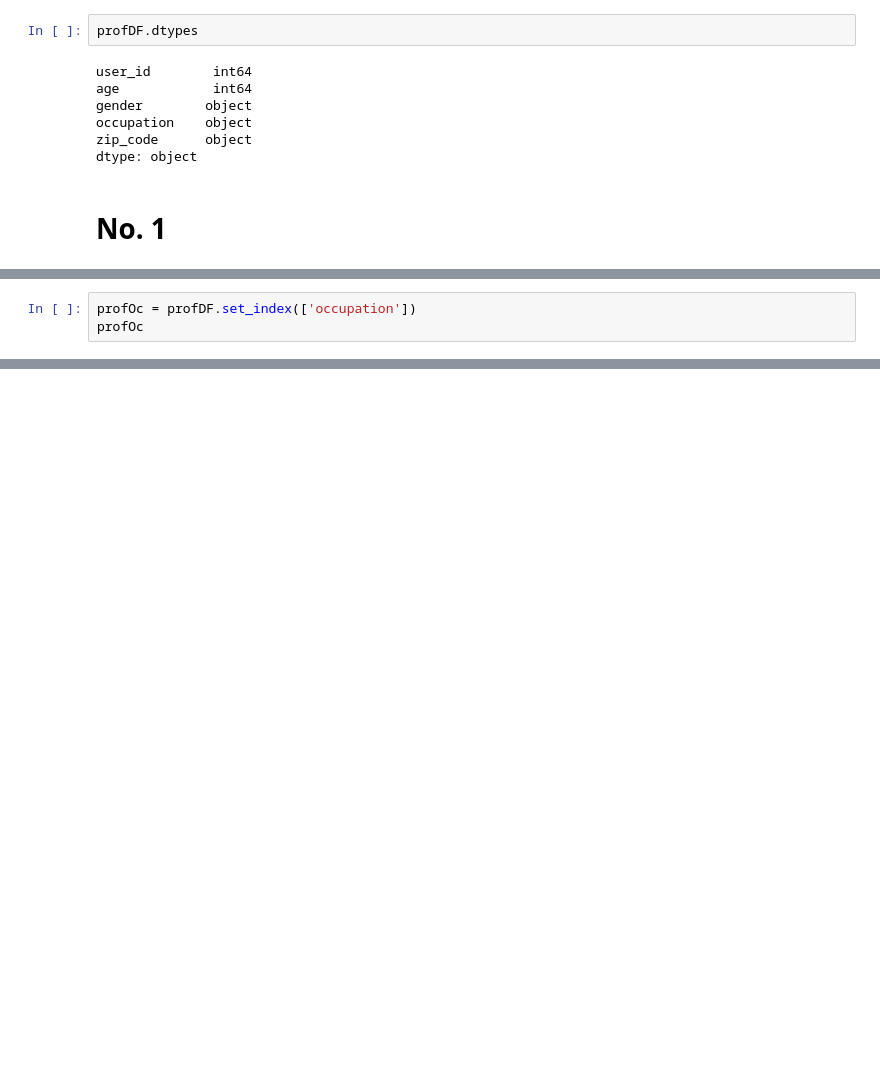
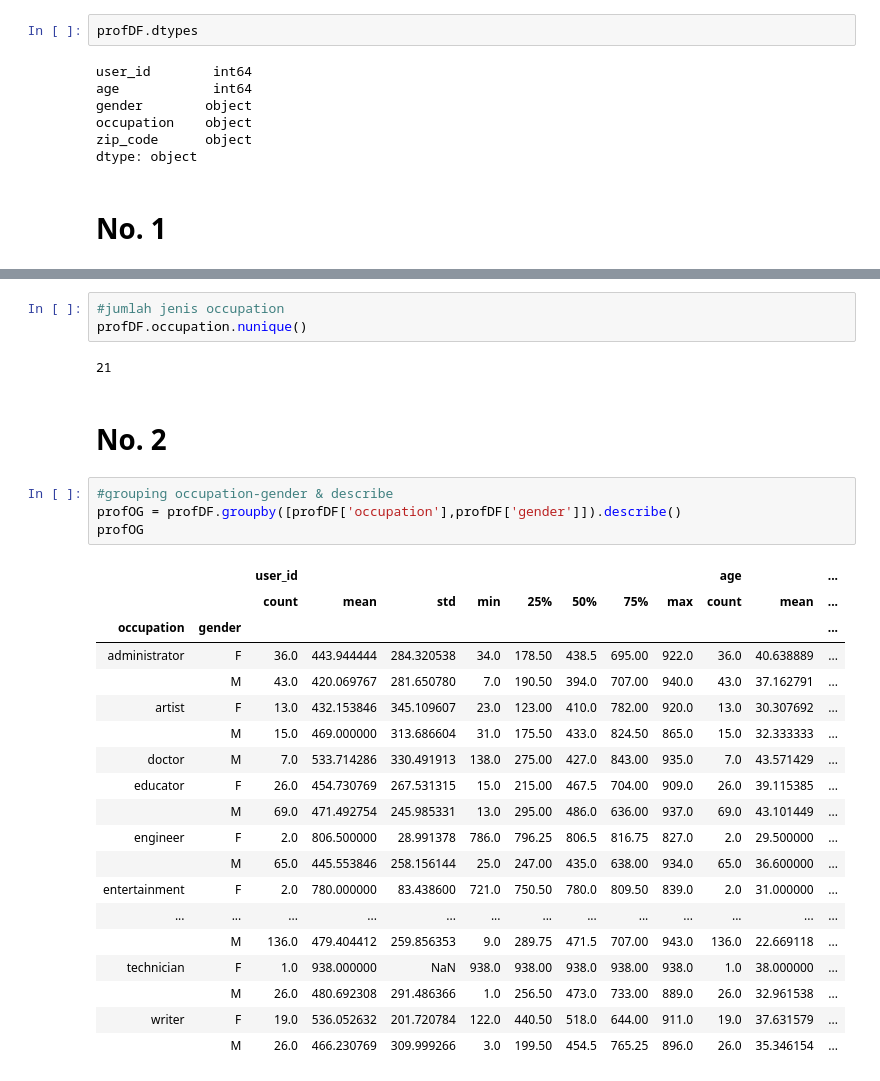
Before and after one commit to ksmrdn/Daftar_Profesi, a Jupyter notebook: Ujian_Daftar_Profesi.ipynb, the cells around one changed output, grey strips where cells are left out. Drawn from its saved outputs; the diff is of its cells as text; blank space fills up the shorter version.

```diff
--- a/Ujian_Daftar_Profesi.ipynb
+++ b/Ujian_Daftar_Profesi.ipynb
@@ -61,3 +48,0 @@ profDF.occupation.nunique()
-# %%
-profOc = profDF.set_index(['occupation'])
-profOc
@@ -78,0 +58,31 @@ profOc
+# %%
+#jumlah jenis occupation
+profDF.occupation.nunique()
+# %% [output]
+21
+# %% [markdown]
+# No. 2
+# %%
+#grouping occupation-gender & describe
+profOG = profDF.groupby([profDF['occupation'],profDF['gender']]).describe()
+profOG
+# %% [output]
+|  |  | user_id |  |  |  |  |  |  |  | age |  | ... |
+|  |  | count | mean | std | min | 25% | 50% | 75% | max | count | mean | ... |
+| occupation | gender |  |  |  |  |  |  |  |  |  |  | ... |
+| administrator | F | 36.0 | 443.944444 | 284.320538 | 34.0 | 178.50 | 438.5 | 695.00 | 922.0 | 36.0 | 40.638889 | ... |
+|  | M | 43.0 | 420.069767 | 281.650780 | 7.0 | 190.50 | 394.0 | 707.00 | 940.0 | 43.0 | 37.162791 | ... |
+| artist | F | 13.0 | 432.153846 | 345.109607 | 23.0 | 123.00 | 410.0 | 782.00 | 920.0 | 13.0 | 30.307692 | ... |
+|  | M | 15.0 | 469.000000 | 313.686604 | 31.0 | 175.50 | 433.0 | 824.50 | 865.0 | 15.0 | 32.333333 | ... |
+| doctor | M | 7.0 | 533.714286 | 330.491913 | 138.0 | 275.00 | 427.0 | 843.00 | 935.0 | 7.0 | 43.571429 | ... |
+| educator | F | 26.0 | 454.730769 | 267.531315 | 15.0 | 215.00 | 467.5 | 704.00 | 909.0 | 26.0 | 39.115385 | ... |
+|  | M | 69.0 | 471.492754 | 245.985331 | 13.0 | 295.00 | 486.0 | 636.00 | 937.0 | 69.0 | 43.101449 | ... |
+| engineer | F | 2.0 | 806.500000 | 28.991378 | 786.0 | 796.25 | 806.5 | 816.75 | 827.0 | 2.0 | 29.500000 | ... |
+|  | M | 65.0 | 445.553846 | 258.156144 | 25.0 | 247.00 | 435.0 | 638.00 | 934.0 | 65.0 | 36.600000 | ... |
+| entertainment | F | 2.0 | 780.000000 | 83.438600 | 721.0 | 750.50 | 780.0 | 809.50 | 839.0 | 2.0 | 31.000000 | ... |
+| ... | ... | ... | ... | ... | ... | ... | ... | ... | ... | ... | ... | ... |
+|  | M | 136.0 | 479.404412 | 259.856353 | 9.0 | 289.75 | 471.5 | 707.00 | 943.0 | 136.0 | 22.669118 | ... |
+| technician | F | 1.0 | 938.000000 | NaN | 938.0 | 938.00 | 938.0 | 938.00 | 938.0 | 1.0 | 38.000000 | ... |
+|  | M | 26.0 | 480.692308 | 291.486366 | 1.0 | 256.50 | 473.0 | 733.00 | 889.0 | 26.0 | 32.961538 | ... |
+| writer | F | 19.0 | 536.052632 | 201.720784 | 122.0 | 440.50 | 518.0 | 644.00 | 911.0 | 19.0 | 37.631579 | ... |
+|  | M | 26.0 | 466.230769 | 309.999266 | 3.0 | 199.50 | 454.5 | 765.25 | 896.0 | 26.0 | 35.346154 | ... |
```
Also changed, not shown: parts of 10 cells of this notebook.
